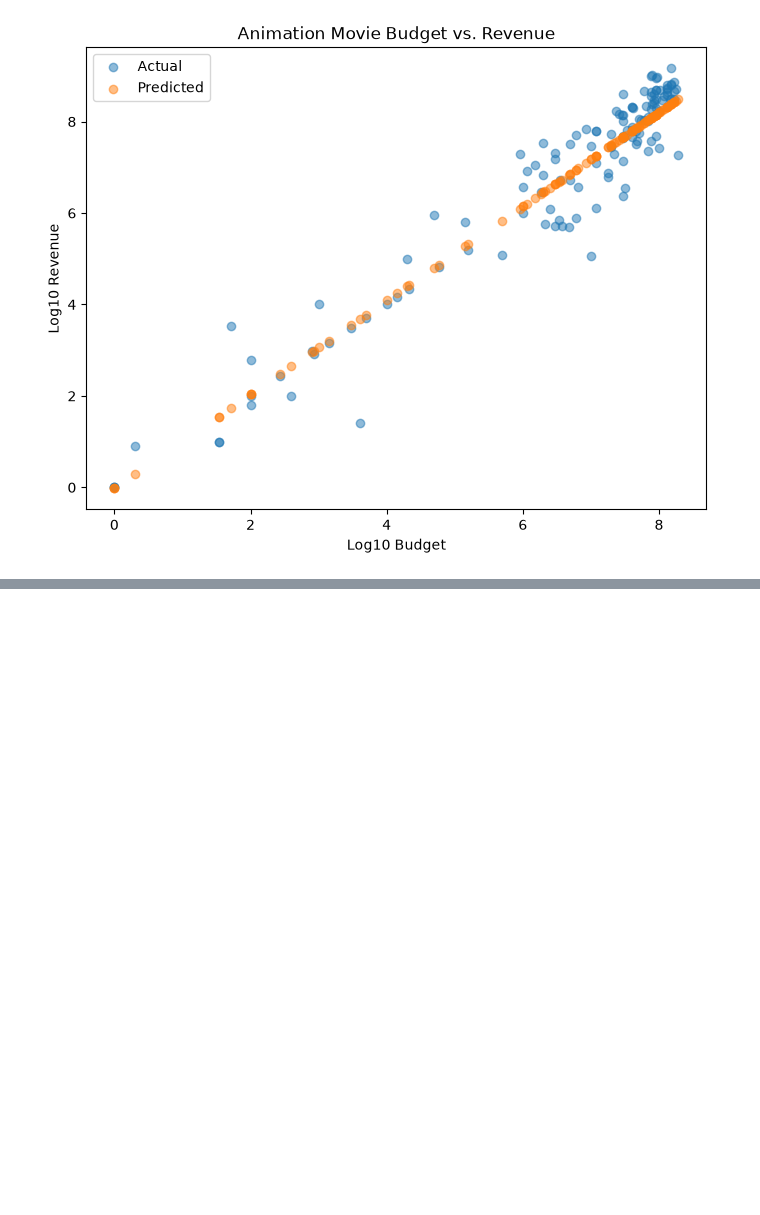
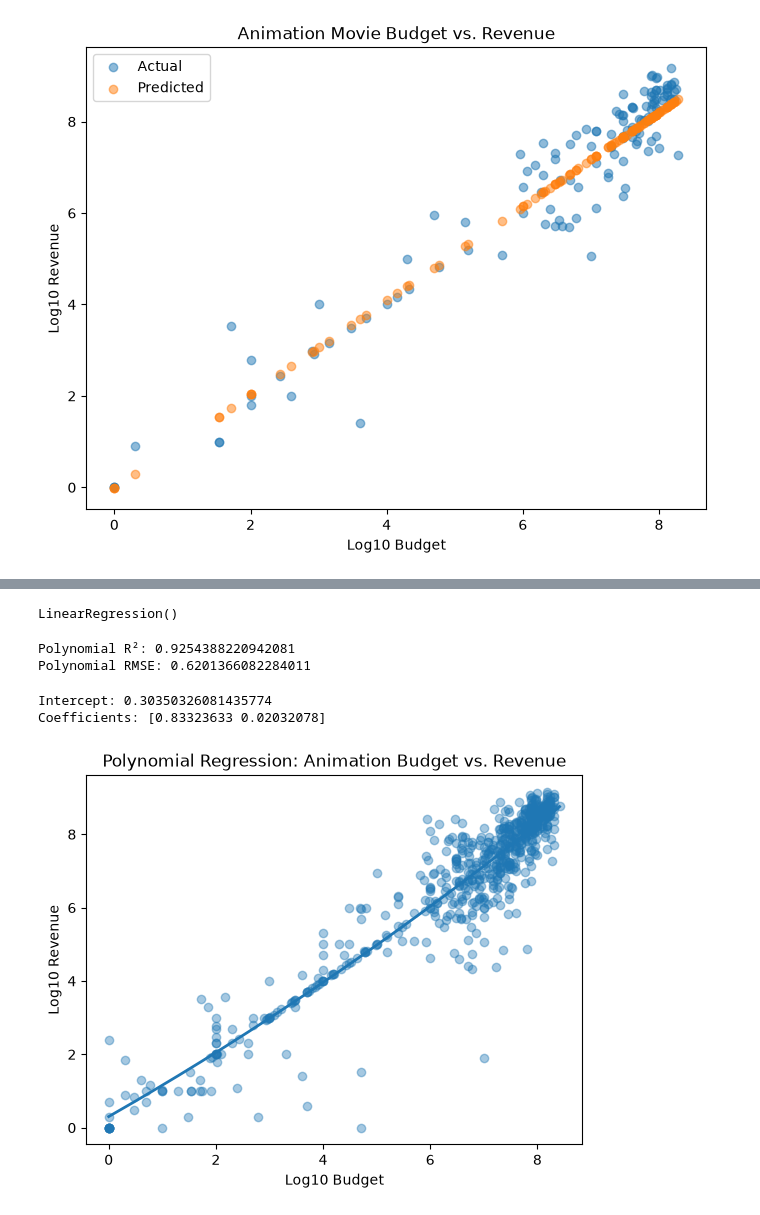
Before and after one commit to egarr831/EGarrison_ModC_Milestone1_Weeks1-6, a Jupyter notebook: Week1.ipynb, the cells around one changed output, grey strips where cells are left out. Saved outputs shown, nothing was run; the diff lists cells and outputs as text; code cells hidden in the pictures; blank space fills up the shorter version.

```diff
--- a/Week1.ipynb
+++ b/Week1.ipynb
@@ -82,0 +99,15 @@ plt.show()
+# %%
+y = financial["log_revenue"]
+# %%
+X_train_poly, X_test_poly, y_train, y_test = train_test_split(
+    X_poly,
+    y,
+    test_size=0.2,
+    random_state=42
+)
+# %%
+poly_model = LinearRegression()
+
+poly_model.fit(X_train_poly, y_train)
+# %% [output]
+LinearRegression()
@@ -82,0 +116,51 @@ plt.show()
+# %%
+poly_r2 = r2_score(y_test, y_pred_poly)
+
+poly_rmse = mean_squared_error(
+    y_test,
+    y_pred_poly
+) ** 0.5
+
+print("Polynomial R²:", poly_r2)
+print("Polynomial RMSE:", poly_rmse)
+# %% [output]
+Polynomial R²: 0.9254388220942081
+Polynomial RMSE: 0.6201366082284011
+# %%
+print("Intercept:", poly_model.intercept_)
+print("Coefficients:", poly_model.coef_)
+# %% [output]
+Intercept: 0.30350326081435774
+Coefficients: [0.83323633 0.02032078]
+# %%
+# Sort budget values so the curve is drawn in order
+sort_index = np.argsort(financial["log_budget"].values)
+
+X_sorted = financial[["log_budget"]].values[sort_index]
+
+# Transform the sorted budget values
+X_sorted_poly = poly.transform(X_sorted)
+
+# Predict revenue
+y_sorted_pred = poly_model.predict(X_sorted_poly)
+
+# Plot
+plt.scatter(
+    financial["log_budget"],
+    financial["log_revenue"],
+    alpha=0.4
+)
+
+plt.plot(
+    X_sorted,
+    y_sorted_pred,
+    linewidth=2
+)
+
+plt.xlabel("Log10 Budget")
+plt.ylabel("Log10 Revenue")
+plt.title("Polynomial Regression: Animation Budget vs. Revenue")
+
+plt.show()
+# %% [output]
+[figure, added]
```
Also changed, not shown: parts of 38 cells of this notebook, 5 other files.
